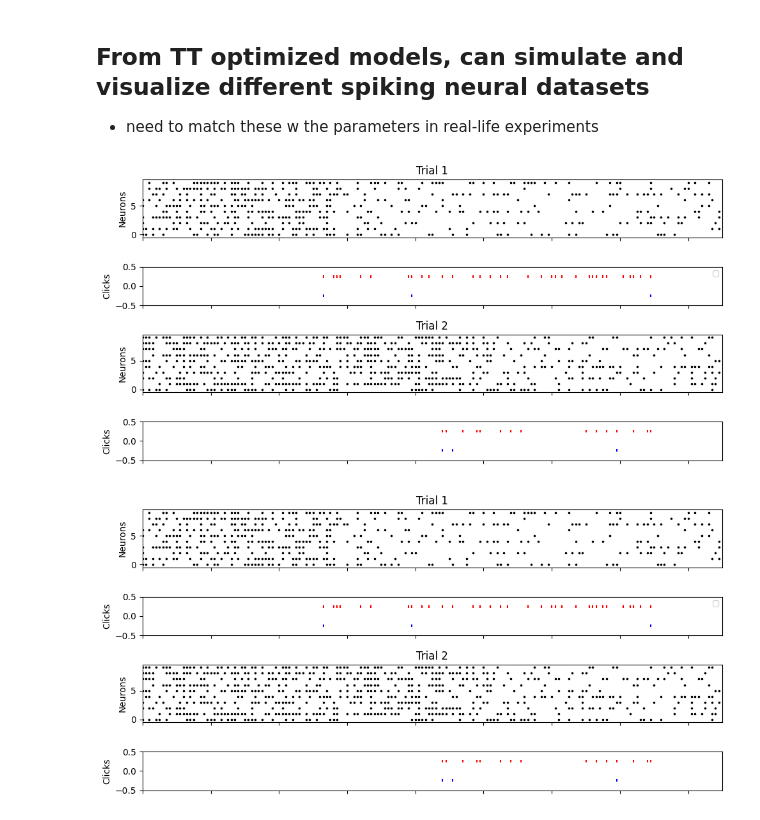
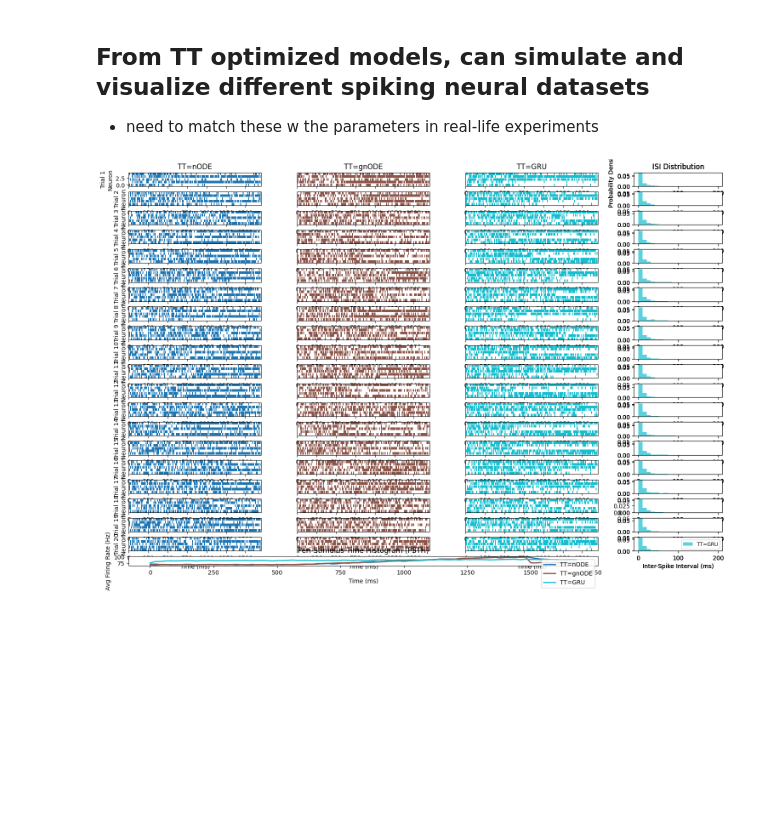
Before and after one commit to alejandradu/ComputationThruDynamicsBenchmark, a Jupyter notebook: examples/notebooks/PC_TT_simulate_data.ipynb, the cells around one changed output. Drawn from its saved outputs; the diff is of its cells as text; code cells hidden in the pictures; blank space fills up the shorter version.

```diff
--- a/examples/notebooks/PC_TT_simulate_data.ipynb
+++ b/examples/notebooks/PC_TT_simulate_data.ipynb
@@ -176,7 +176,7 @@ def raster_plot(spike_data, input_data, n_trials_to_plot=None, neurons_to_plot=3
 # softplus, poisson, dispersion=1.0 for best fit (overdispersion=0) in Luo et al (fano=1.0 for Pois, in theory)
 
 for i,j in [[150,150], [200,100], [250,50], [280,20]]:
-    spike_data, inputs, activity, latents = simulate(
+    spike_data_node, inputs_node, activity_node, latents_node = simulate(
                  embed_dict={
                      "fr_scaling": 1.0,  # mean to variance ratio for the embeddings
                      "rect_func": "softplus"  # Nonlinearity for rectification (options: "exp", "sigmoid", "softplus")
@@ -191,11 +191,11 @@ for i,j in [[150,150], [200,100], [250,50], [280,20]]:
                  },)
 # %%
 # gnode
-TT_gNODE = "/scratch/gpfs/ad2002/content/trained_models/task-trained/20250412_PC_gNODE_sweep/max_epochs=1500_weight_decay=1.00E-06_learning_rate=2.00E-03_seed=0_noise=1.70E-04_latent_size=2_layer_hidden_size=64_delta_t=1.00E-02_alpha=1.00E-01_leak=True"
-
+#TT_gNODE = "/scratch/gpfs/ad2002/content/trained_models/task-trained/20250412_PC_gNODE_sweep/max_epochs=1500_weight_decay=1.00E-06_learning_rate=2.00E-03_seed=0_noise=1.70E-04_latent_size=2_layer_hidden_size=64_delta_t=1.00E-02_alpha=1.00E-01_leak=True"
+TT_gNODE = "/scratch/gpfs/ad2002/content/trained_models/task-trained/20250412_PC_gNODE_sweep/max_epochs=1500_weight_decay=1.00E-08_learning_rate=1.00E-03_seed=0_noise=1.20E-04_latent_size=2_layer_hidden_size=128_delta_t=1.00E-02_alpha=1.00E-01_leak=True"
 
 for i,j in [[150,150], [200,100], [250,50], [280,20]]:
-    spike_data, inputs, activity, latents = simulate(
+    spike_data_gnode, inputs_gnode, activity_gnode, latents_gnode = simulate(
                 tt_model_path=TT_gNODE,
                 tt_dataset_path="/scratch/gpfs/ad2002/content/datasets/dt",
                 tt_run_tag="20250412_PC_gNODE_sweep",
@@ -216,7 +216,7 @@ for i,j in [[150,150], [200,100], [250,50], [280,20]]:
 # %%
 # nGRU
 for i,j in [[150,150], [200,100], [250,50], [280,20]]:
-    spike_data, inputs, activity, latents = simulate(
+    spike_data_gru, inputs_gru, activity_gru, latents_gru = simulate(
                 tt_model_path=TT_nGRU,
                 tt_dataset_path="/scratch/gpfs/ad2002/content/datasets/dt",
                 tt_run_tag="20250413_PClicks_NoisyGRU_final2",
@@ -234,14 +234,21 @@ for i,j in [[150,150], [200,100], [250,50], [280,20]]:
                      "n_neurons_heldin": i,
                      "n_neurons_heldout": j,
                  },)
-# %%
-raster_plot(spike_data, inputs, n_trials_to_plot=2, neurons_to_plot=10, figsize=(10,5))
-
-# all neurons have the same sudden change for ONE trial
-# it varies across trials
-
-# ex below for 10 neurons from first 3 trials (as many trials as input trials in TT)
-# %% [output]
-[figure, removed]
-[figure, removed]
+# %%
+# Comprehensive comparison with all analysis
+fig2 = compare_raster_plots([spike_data_node, spike_data_gnode, spike_data_gru],
+                    [inputs_node, inputs_gnode, inputs_gru],
+                    labels=['TT=nODE', 'TT=gnODE', 'TT=GRU'],
+                     neurons_to_plot=5,
+                     n_trials_to_plot=20)
+
+# this i did NOT use
+
+
+# all neurons have the same sudden change for ONE trial
+# it varies across trials
+
+# ex below for 10 neurons from first 3 trials (as many trials as input trials in TT)
+# %% [output]
+[figure, added]
 # %%
```
Also changed, not shown: parts of 1 cell of this notebook, 39 other files.
